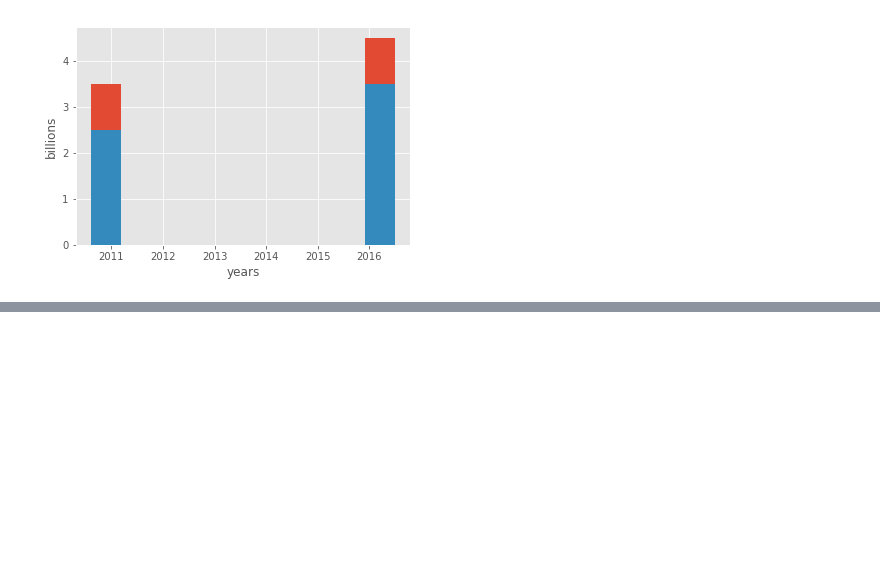
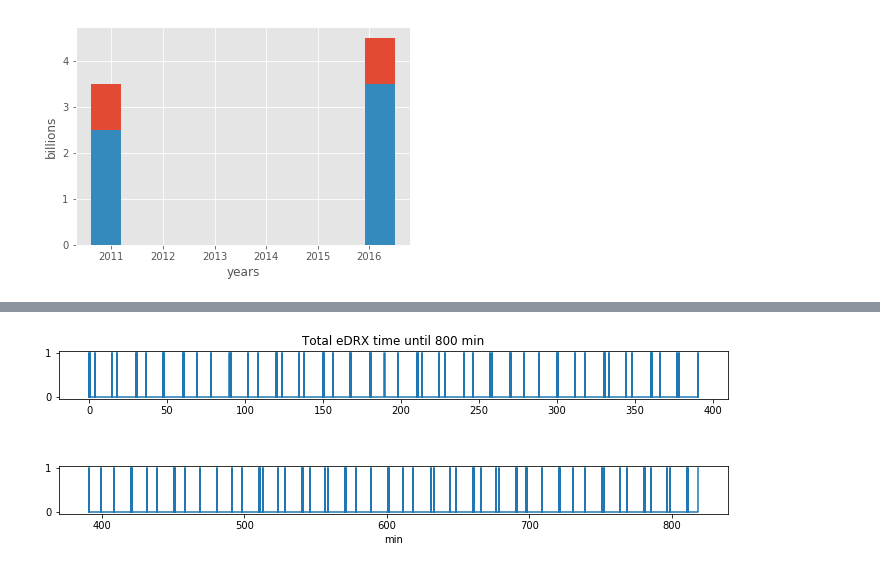
Before and after one commit to dan-leo/masters, a Jupyter notebook: thesis/notebooks/Masters processing.ipynb, the cells around one changed output, grey strips where cells are left out. Saved outputs shown, nothing was run; the diff lists cells and outputs as text; code cells hidden in the pictures; blank space fills up the shorter version.

```diff
--- a/thesis/notebooks/Masters processing.ipynb
+++ b/thesis/notebooks/Masters processing.ipynb
@@ -18,0 +57,13 @@ SyntaxError: invalid syntax (<ipython-input-22-7b890bbe2ca7>, line 1)
+# %%
+l = int(len(ax)/2)
+plt.figure(figsize=(12,3))
+plt.subplot(311)
+plt.title('Total eDRX time until 800 min')
+plt.plot(ax[:l], ay[:l])
+
+plt.subplot(313)
+plt.plot(ax[l:], ay[l:])
+plt.xlabel('min')
+plt.show()
+# %% [output]
+[figure, added]
```
Also changed, not shown: parts of 11 cells of this notebook, 7 other files.
